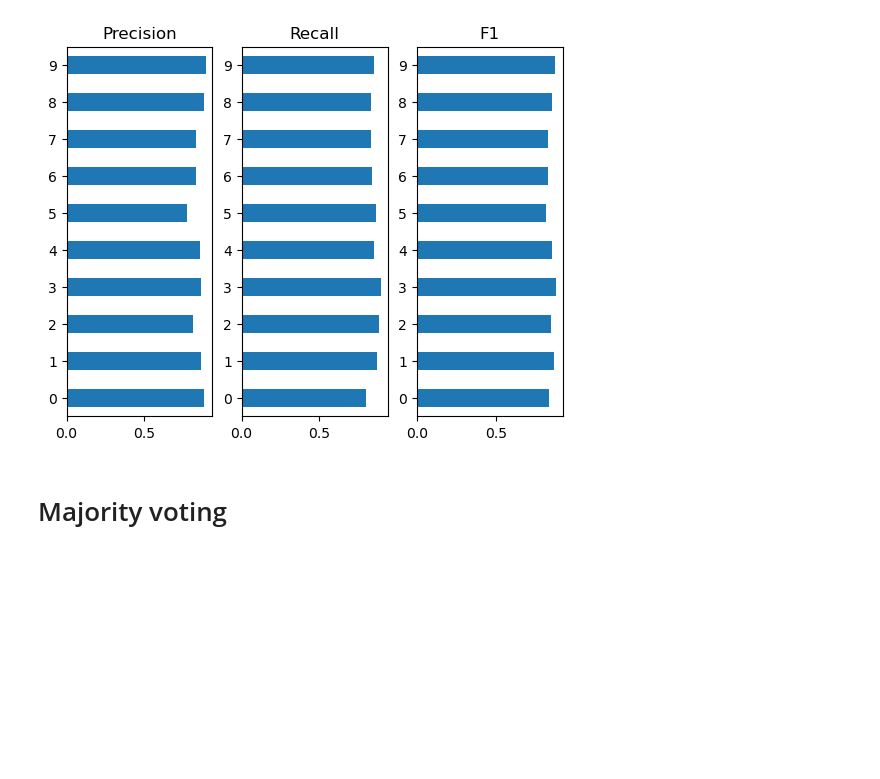
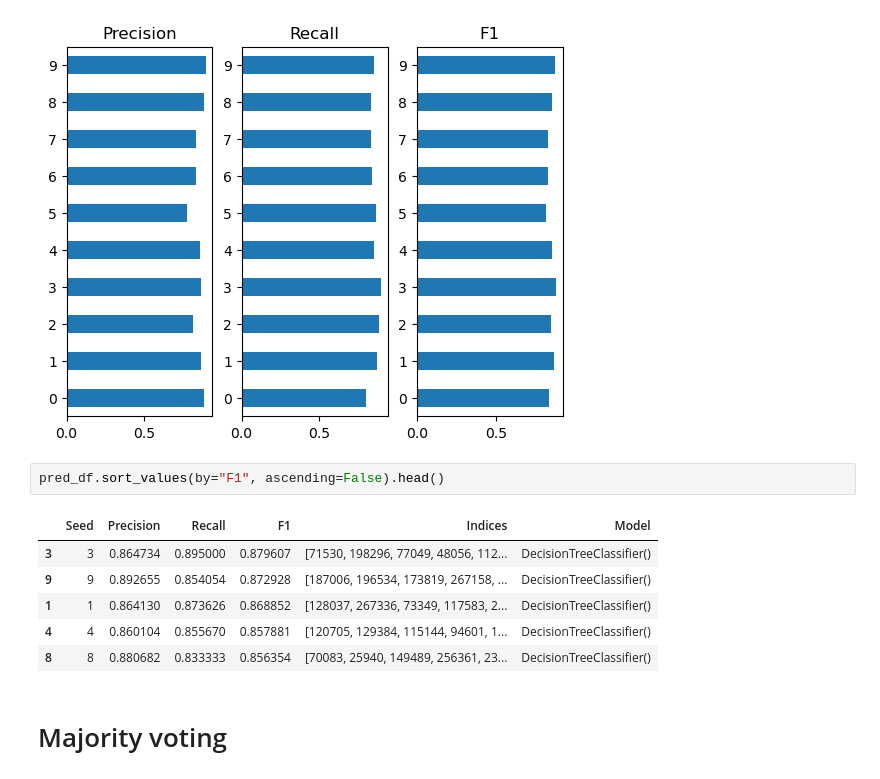
Before and after one commit to ethanyang-sjsu/Cmpe256_CreditCard, a Jupyter notebook: sb_3.ipynb, the cells around one changed output. Drawn from its saved outputs; the diff is of its cells as text; blank space fills up the shorter version.

Commit message:
Add df head

```diff
--- a/sb_3.ipynb
+++ b/sb_3.ipynb
@@ -99,6 +99,15 @@ pred_df = bootstrap(X_all, y_all, 10, 0.6)
 plot_metrics(pred_df)
 # %% [output]
 [figure]
+# %%
+pred_df.sort_values(by="F1", ascending=False).head()
+# %% [output]
+|  | Seed | Precision | Recall | F1 | Indices | Model |
+| 3 | 3 | 0.864734 | 0.895000 | 0.879607 | [71530, 198296, 77049, 48056, 112... | DecisionTreeClassifier() |
+| 9 | 9 | 0.892655 | 0.854054 | 0.872928 | [187006, 196534, 173819, 267158, ... | DecisionTreeClassifier() |
+| 1 | 1 | 0.864130 | 0.873626 | 0.868852 | [128037, 267336, 73349, 117583, 2... | DecisionTreeClassifier() |
+| 4 | 4 | 0.860104 | 0.855670 | 0.857881 | [120705, 129384, 115144, 94601, 1... | DecisionTreeClassifier() |
+| 8 | 8 | 0.880682 | 0.833333 | 0.856354 | [70083, 25940, 149489, 256361, 23... | DecisionTreeClassifier() |
 # %% [markdown]
 # Majority voting
 # %%
```
Also changed, not shown: parts of 2 cells of this notebook.
